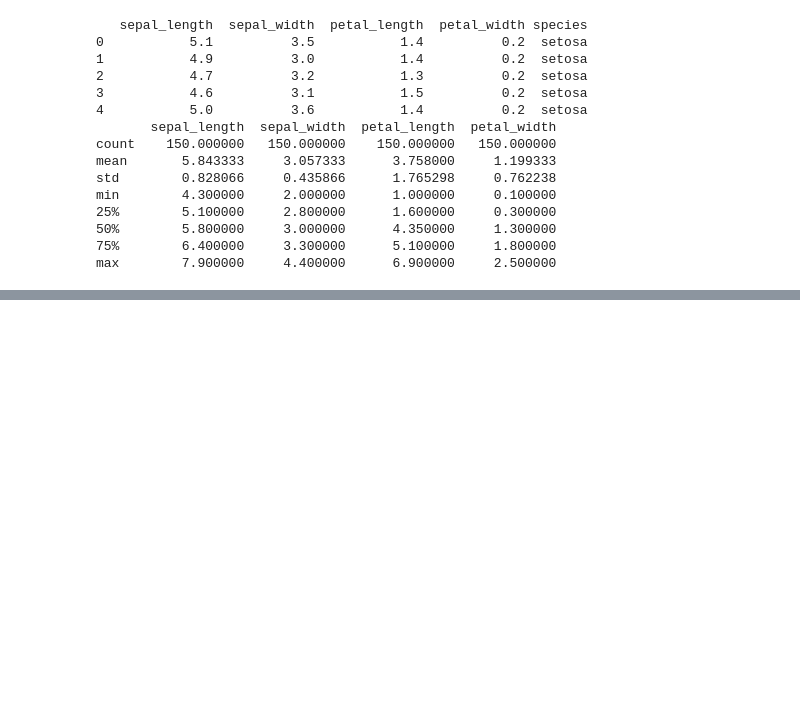
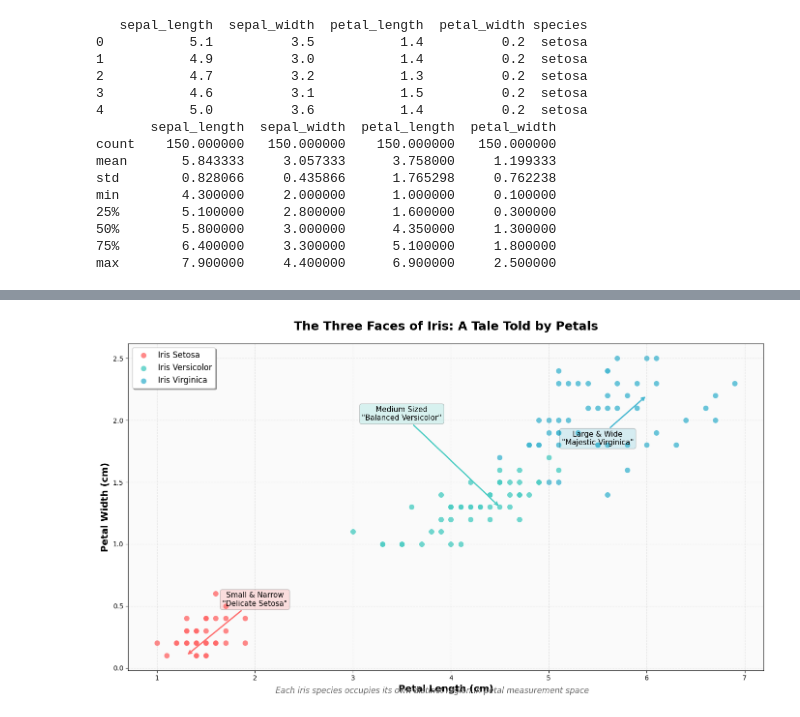
Before and after one commit to cruspy2004/python_scripts_data, a Jupyter notebook: mistakes.ipynb, the cells around one changed output, grey strips where cells are left out. Cells and saved outputs as stored; diff of their text form; code cells hidden in the pictures; blank space fills up the shorter version.

```diff
--- a/mistakes.ipynb
+++ b/mistakes.ipynb
@@ -86,0 +245,49 @@ max        7.900000     4.400000      6.900000     2.500000
+# %%
+# POLISHED VISUALIZATION 1: The Petal Story
+plt.figure(figsize=(14, 8))
+
+# Create the main scatter plot
+colors = {'setosa': '#FF6B6B', 'versicolor': '#4ECDC4', 'virginica': '#45B7D1'}
+species_names = {'setosa': 'Iris Setosa', 'versicolor': 'Iris Versicolor', 'virginica': 'Iris Virginica'}
+
+for species in iris['species'].unique():
+    data = iris[iris['species'] == species]
+    plt.scatter(data['petal_length'], data['petal_width'],
+               c=colors[species], label=species_names[species],
+               s=80, alpha=0.8, edgecolors='white', linewidth=1)
+
+# Enhance the plot with annotations and styling
+plt.xlabel('Petal Length (cm)', fontsize=14, fontweight='bold')
+plt.ylabel('Petal Width (cm)', fontsize=14, fontweight='bold')
+plt.title('The Three Faces of Iris: A Tale Told by Petals',
+          fontsize=18, fontweight='bold', pad=20)
+
+# Add species region annotations
+plt.annotate('Small & Narrow\n"Delicate Setosa"', xy=(1.3, 0.1), xytext=(2, 0.5),
+            arrowprops=dict(arrowstyle='->', color='#FF6B6B', lw=2),
+            fontsize=11, ha='center',
+            bbox=dict(boxstyle="round,pad=0.3", facecolor='#FF6B6B', alpha=0.2))
+
+plt.annotate('Medium Sized\n"Balanced Versicolor"', xy=(4.5, 1.3), xytext=(3.5, 2),
+            arrowprops=dict(arrowstyle='->', color='#4ECDC4', lw=2),
+            fontsize=11, ha='center',
+            bbox=dict(boxstyle="round,pad=0.3", facecolor='#4ECDC4', alpha=0.2))
+
+plt.annotate('Large & Wide\n"Majestic Virginica"', xy=(6, 2.2), xytext=(5.5, 1.8),
+            arrowprops=dict(arrowstyle='->', color='#45B7D1', lw=2),
+            fontsize=11, ha='center',
+            bbox=dict(boxstyle="round,pad=0.3", facecolor='#45B7D1', alpha=0.2))
+
+# Styling
+plt.legend(fontsize=12, loc='upper left', frameon=True, fancybox=True, shadow=True)
+plt.grid(True, alpha=0.3, linestyle='--')
+plt.gca().set_facecolor('#FAFAFA')
+
+# Add subtitle
+plt.figtext(0.5, 0.02, 'Each iris species occupies its own distinct region in petal measurement space',
+            ha='center', fontsize=12, style='italic', color='#666666')
+
+plt.tight_layout()
+plt.show()
+# %% [output]
+[figure, added]
```
Also changed, not shown: parts of 9 cells of this notebook, 11 other files.
